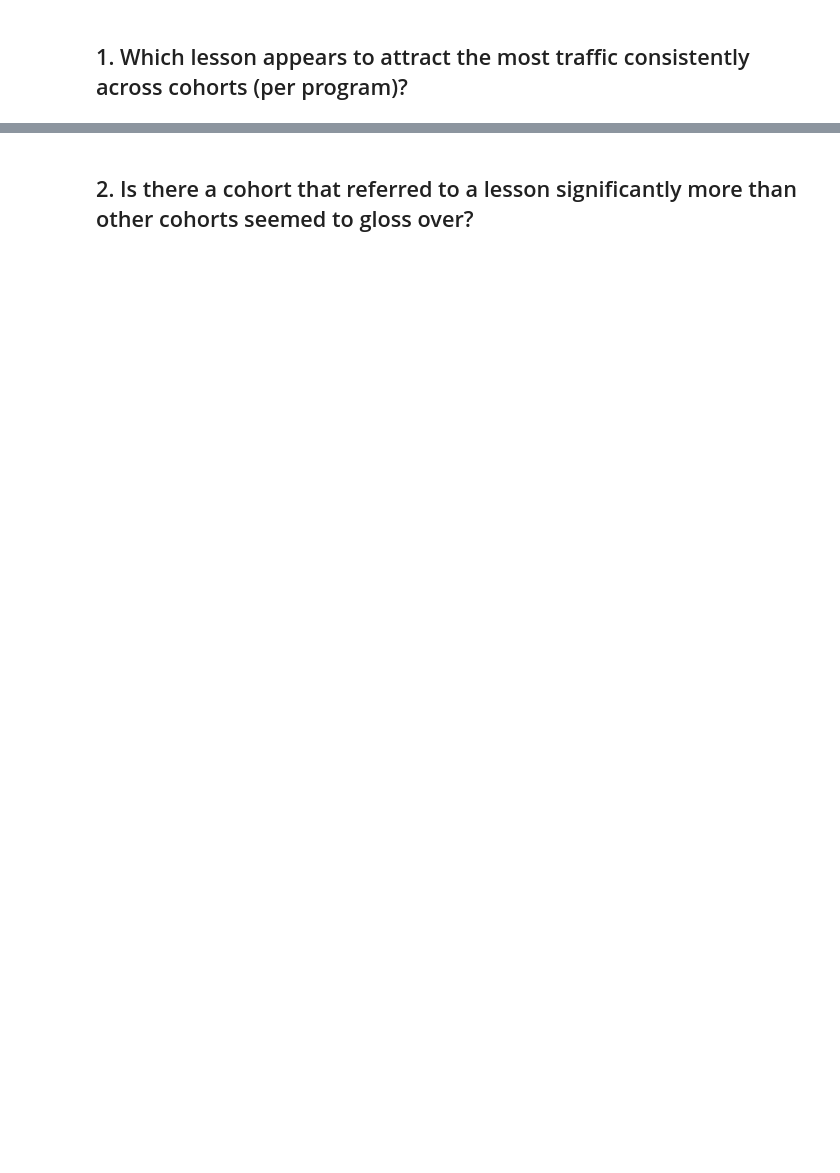
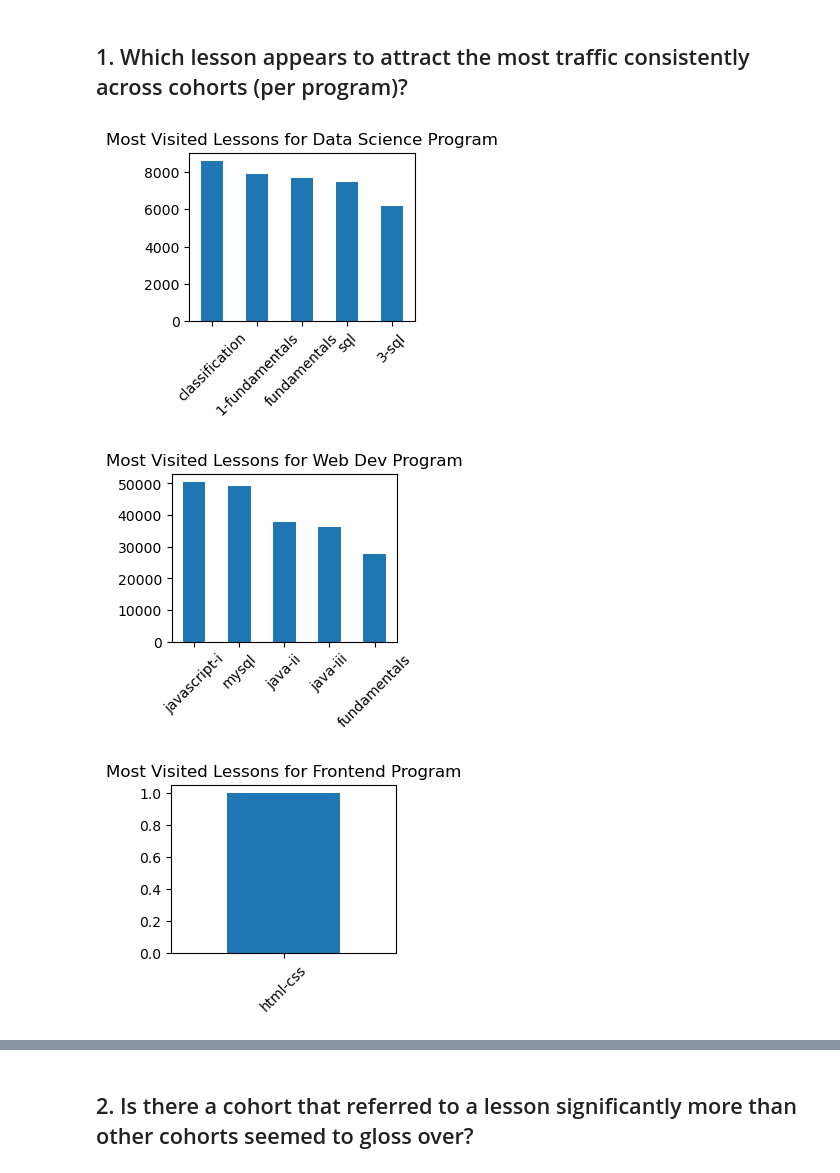
Before and after one commit to Access-Not-Found/project_anomaly, a Jupyter notebook: final_report.ipynb, the cells around one changed output, grey strips where cells are left out. Saved outputs shown, nothing was run; the diff lists cells and outputs as text; code cells hidden in the pictures; blank space fills up the shorter version.

```diff
--- a/final_report.ipynb
+++ b/final_report.ipynb
@@ -102,2 +107,7 @@ df.describe()
 # %%
-#visualize
+#visualize the most visited lessons per program
+ex.plot_one(df)
+# %% [output]
+[figure, added]
+[figure, added]
+[figure, added]
```
Also changed, not shown: parts of 29 cells of this notebook.
